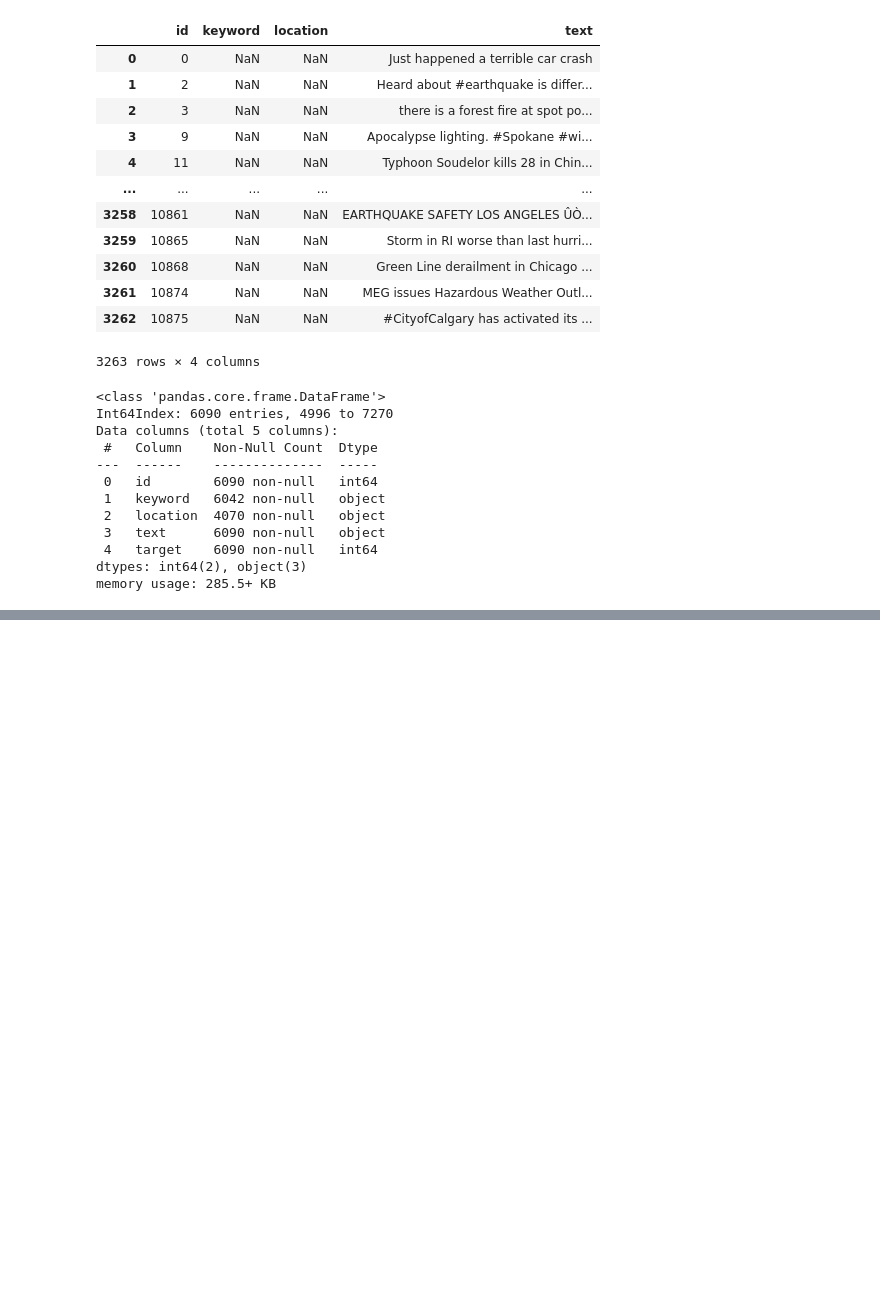
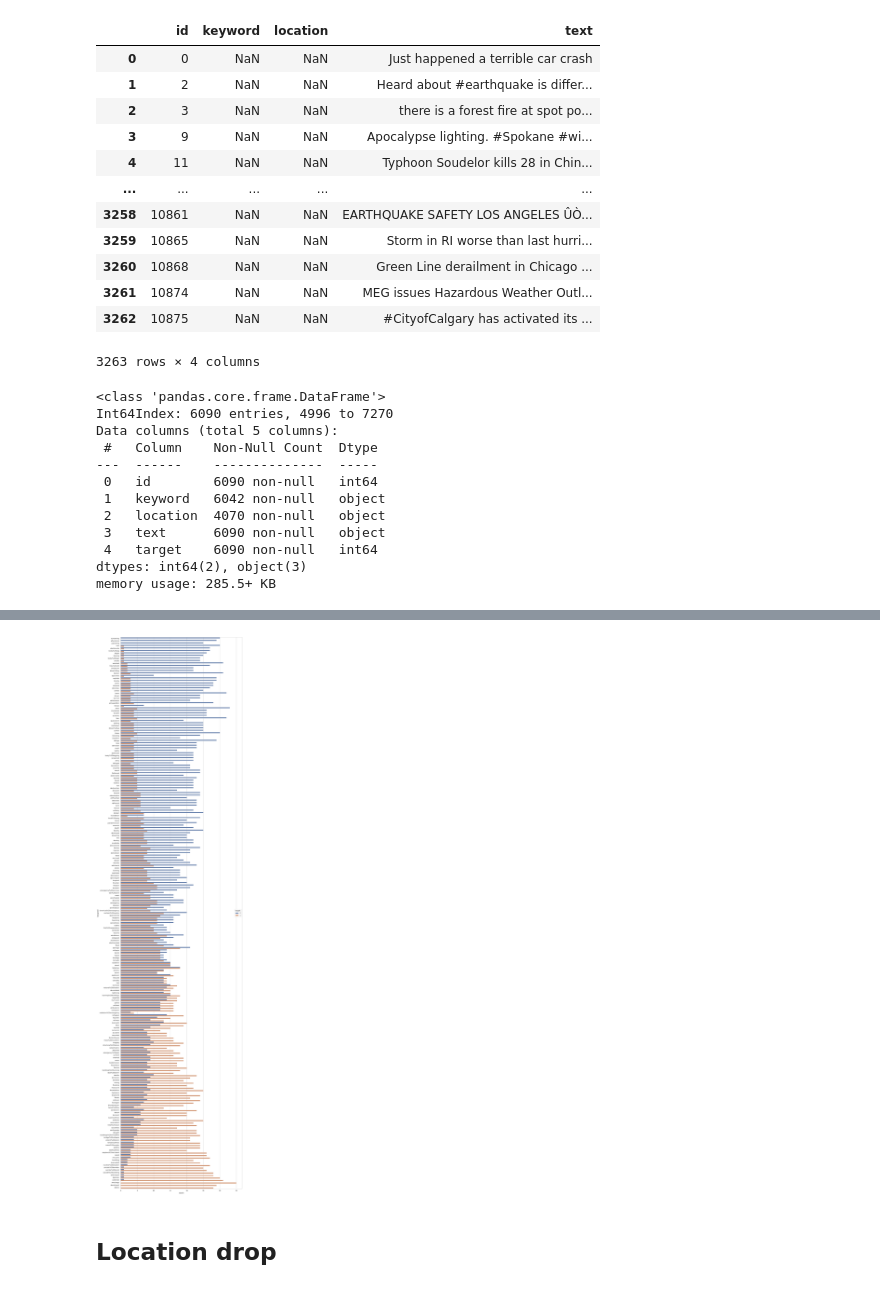
Before and after one commit to niggoo/nlp-disaster-tweets-classification, a Jupyter notebook: nlp-disaster-tweets-classification.ipynb, the cells around one changed output, grey strips where cells are left out. Cells and saved outputs as stored; diff of their text form; code cells hidden in the pictures; blank space fills up the shorter version.

```diff
--- a/nlp-disaster-tweets-classification.ipynb
+++ b/nlp-disaster-tweets-classification.ipynb
@@ -396,0 +135,11 @@ sample_submission.to_csv("submission.csv", index=False)
+# %%
+train_keywords = train_df.groupby(["keyword"], dropna=False)["text"].count().to_frame().rename(columns={"text": "count"})
+
+train_keywords["disaster"] = train_df[train_df["target"] == 1].groupby(["keyword"], dropna=False)["text"].count()
+train_keywords["non_disaster"] = train_df[train_df["target"] == 0].groupby(["keyword"], dropna=False)["text"].count()
+train_keywords = train_keywords.fillna(0)
+train_keywords["ratio"] = train_keywords["disaster"] / train_keywords["count"]
+
+#train_keywords = train_keywords.sort_values(by=["ratio"])
+
+train_keywords
@@ -396,0 +161,18 @@ sample_submission.to_csv("submission.csv", index=False)
+# %%
+train_df["keyword_disaster_ratio"] = train_df["keyword"].apply(lambda x: train_keywords.loc[x]["ratio"])
+val_df["keyword_disaster_ratio"] = val_df["keyword"].apply(lambda x: train_keywords.loc[x]["ratio"])
+test_df["keyword_disaster_ratio"] = test_df["keyword"].apply(lambda x: train_keywords.loc[x]["ratio"])
+
+train_df = train_df.sort_values(by=["keyword_disaster_ratio"])
+
+
+fig, ax = plt.subplots(figsize=(15,70))
+sns.countplot(data=train_df, y="keyword", hue="target", ax=ax)
+
+train_df = train_df.drop(["keyword"], axis=1)
+val_df = val_df.drop(["keyword"], axis=1)
+test_df = test_df.drop(["keyword"], axis=1)
+# %% [output]
+[figure, added]
+# %% [markdown]
+## Location drop
```
Also changed, not shown: parts of 58 cells of this notebook, 1 other file.
